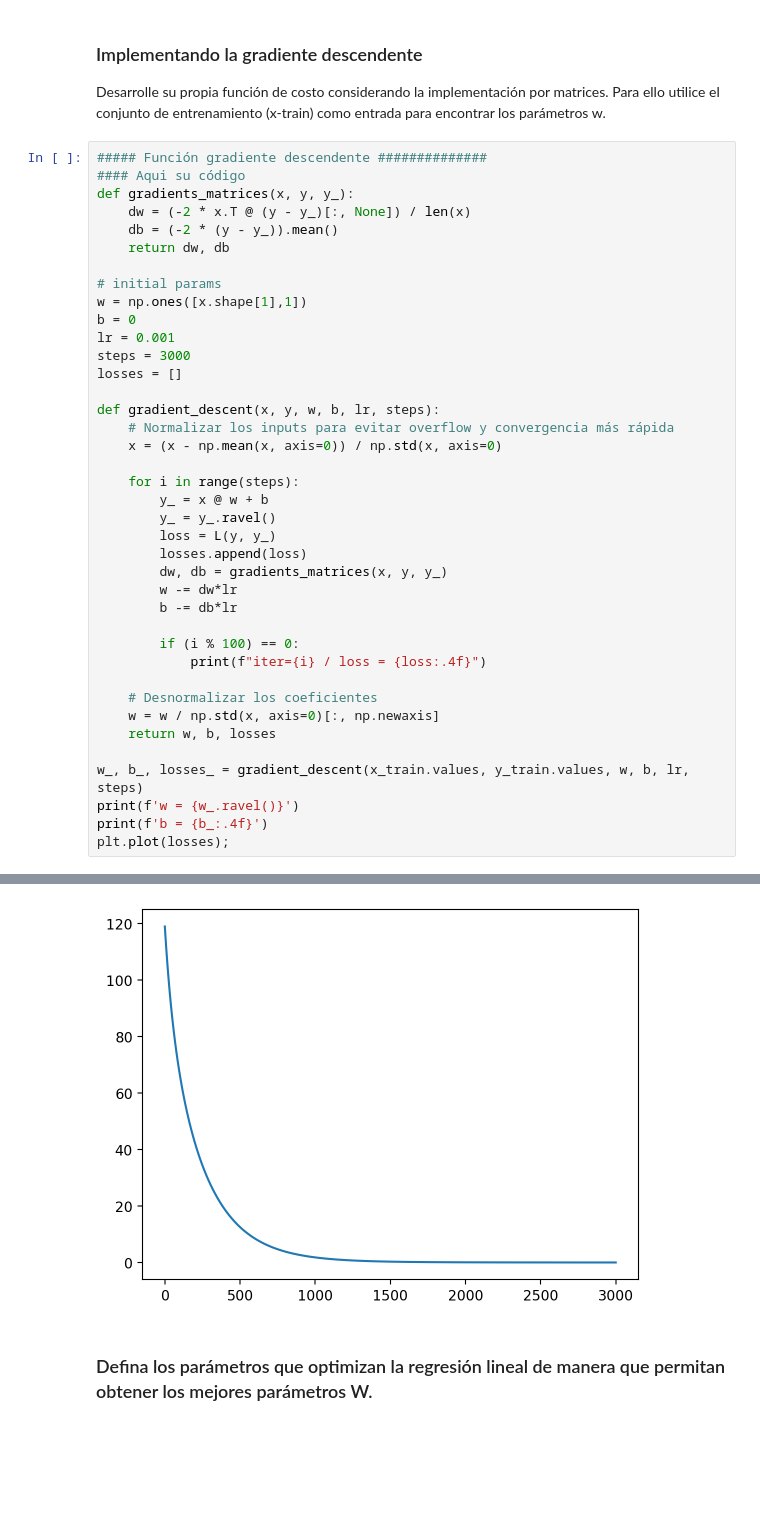
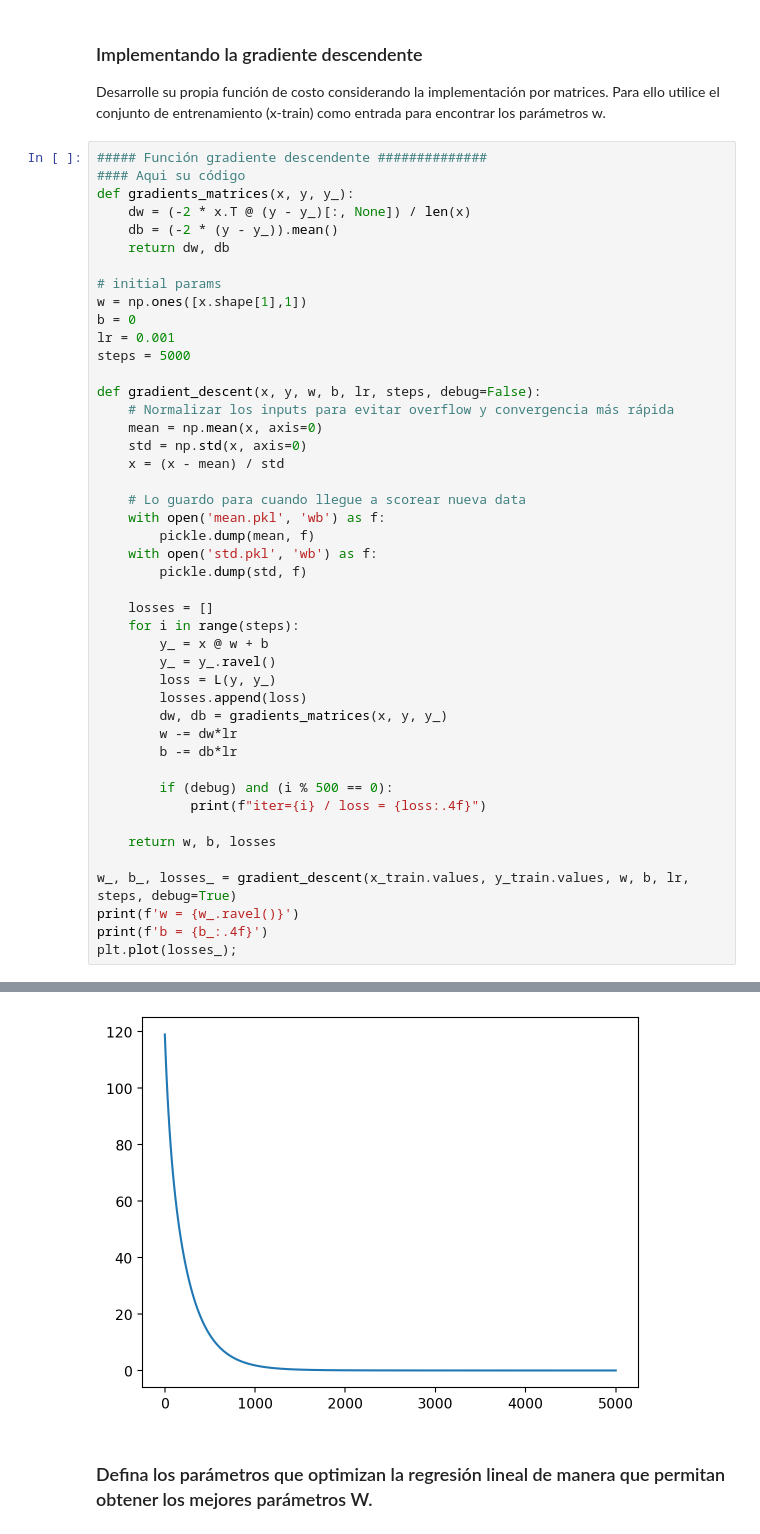
Before and after one commit to a20121248/aprendizaje_automatico, a Jupyter notebook: Tarea_Linear_models_20121248_JM.ipynb, the cells around one changed output, grey strips where cells are left out. Cells and saved outputs as stored; diff of their text form; blank space fills up the shorter version.

```diff
--- a/Tarea_Linear_models_20121248_JM.ipynb
+++ b/Tarea_Linear_models_20121248_JM.ipynb
@@ -21760,13 +144,21 @@ def gradients_matrices(x, y, y_):
 w = np.ones([x.shape[1],1])
 b = 0
 lr = 0.001
-steps = 3000
-losses = []
+steps = 5000
 
-def gradient_descent(x, y, w, b, lr, steps):
+def gradient_descent(x, y, w, b, lr, steps, debug=False):
     # Normalizar los inputs para evitar overflow y convergencia más rápida
-    x = (x - np.mean(x, axis=0)) / np.std(x, axis=0)
+    mean = np.mean(x, axis=0)
+    std = np.std(x, axis=0)
+    x = (x - mean) / std
 
+    # Lo guardo para cuando llegue a scorear nueva data
+    with open('mean.pkl', 'wb') as f:
+        pickle.dump(mean, f)
+    with open('std.pkl', 'wb') as f:
+        pickle.dump(std, f)
+
+    losses = []
     for i in range(steps):
         y_ = x @ w + b
         y_ = y_.ravel()
@@ -21776,16 +168,14 @@ def gradient_descent(x, y, w, b, lr, steps):
         w -= dw*lr
         b -= db*lr
 
-        if (i % 100) == 0:
+        if (debug) and (i % 500 == 0):
             print(f"iter={i} / loss = {loss:.4f}")
 
-    # Desnormalizar los coeficientes
-    w = w / np.std(x, axis=0)[:, np.newaxis]
     return w, b, losses
 
-w_, b_, losses_ = gradient_descent(x_train.values, y_train.values, w, b, lr, steps)
+w_, b_, losses_ = gradient_descent(x_train.values, y_train.values, w, b, lr, steps, debug=True)
 print(f'w = {w_.ravel()}')
 print(f'b = {b_:.4f}')
-plt.plot(losses);
+plt.plot(losses_);
 # %% [output]
 iter=0 / loss = 119.0232
@@ -21808,3 +197,3 @@ b = 13.0130
-[figure, old version]
+[figure, new version]
 # %% [markdown]
 ### Defina los parámetros que optimizan la regresión lineal de manera que permitan obtener los mejores parámetros W.
```
Also changed, not shown: parts of 15 cells of this notebook.
